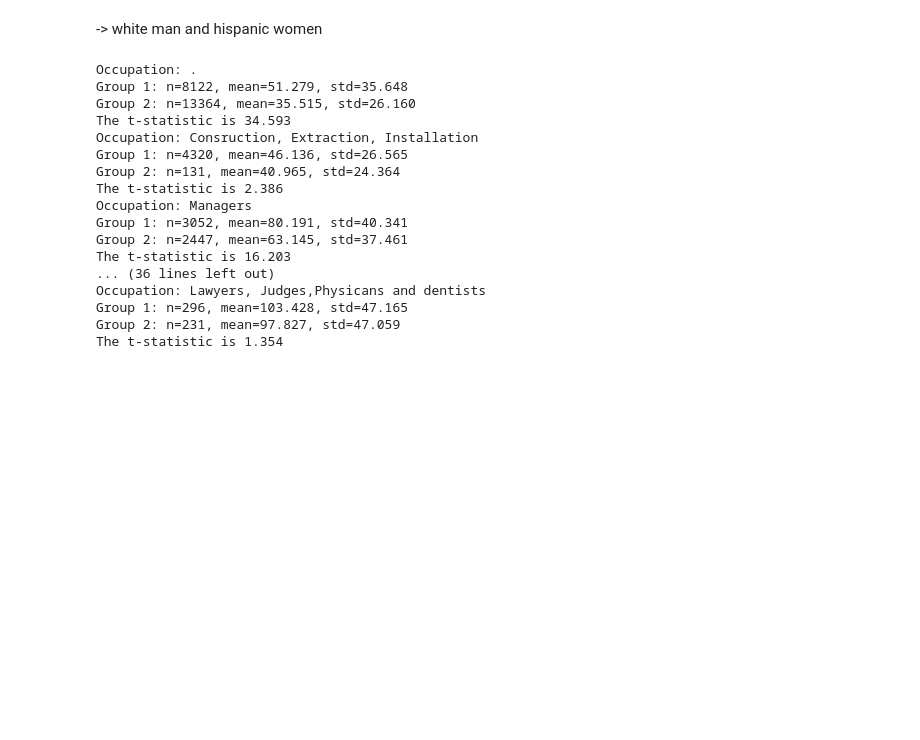
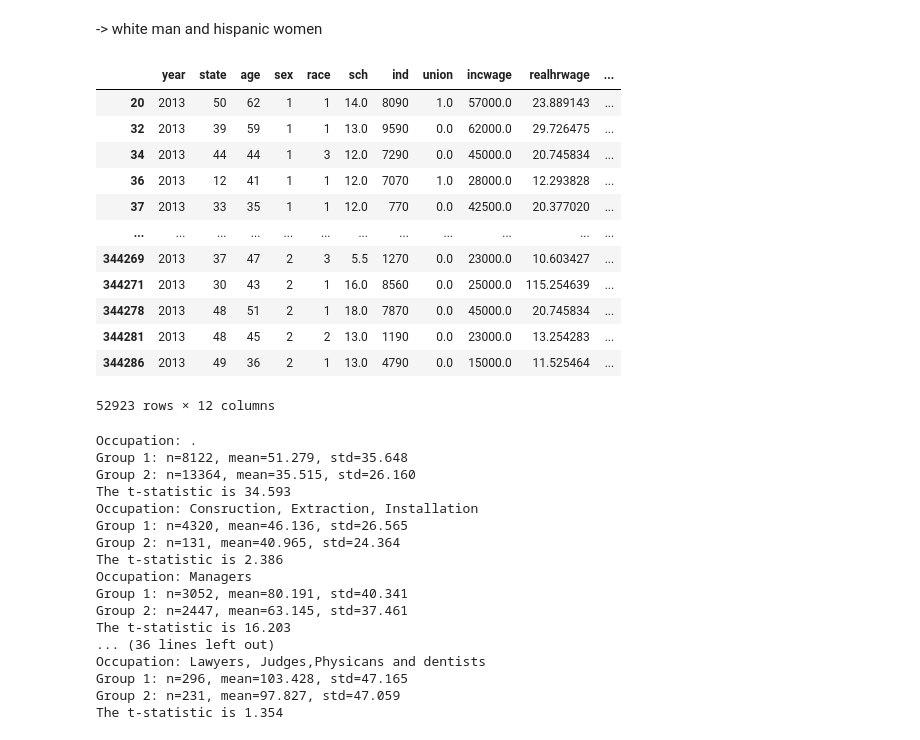
Before and after one commit to mizukihiruma/QM2, a Jupyter notebook: notebooks/W07. Hypothesis Testing.ipynb, the cells around one changed output. Cells and saved outputs as stored; diff of their text form; code cells hidden in the pictures; blank space fills up the shorter version.

```diff
--- a/notebooks/W07. Hypothesis Testing.ipynb
+++ b/notebooks/W07. Hypothesis Testing.ipynb
@@ -330,6 +330,22 @@ Group 2: n=500, mean=44.667, std=33.429
 The t-statistic is 5.989
 # %% [markdown]
 -> white man and hispanic women
+# %%
+df
+# %% [output]
+|  | year | state | age | sex | race | sch | ind | union | incwage | realhrwage | ... |
+| 20 | 2013 | 50 | 62 | 1 | 1 | 14.0 | 8090 | 1.0 | 57000.0 | 23.889143 | ... |
+| 32 | 2013 | 39 | 59 | 1 | 1 | 13.0 | 9590 | 0.0 | 62000.0 | 29.726475 | ... |
+| 34 | 2013 | 44 | 44 | 1 | 3 | 12.0 | 7290 | 0.0 | 45000.0 | 20.745834 | ... |
+| 36 | 2013 | 12 | 41 | 1 | 1 | 12.0 | 7070 | 1.0 | 28000.0 | 12.293828 | ... |
+| 37 | 2013 | 33 | 35 | 1 | 1 | 12.0 | 770 | 0.0 | 42500.0 | 20.377020 | ... |
+| ... | ... | ... | ... | ... | ... | ... | ... | ... | ... | ... | ... |
+| 344269 | 2013 | 37 | 47 | 2 | 3 | 5.5 | 1270 | 0.0 | 23000.0 | 10.603427 | ... |
+| 344271 | 2013 | 30 | 43 | 2 | 1 | 16.0 | 8560 | 0.0 | 25000.0 | 115.254639 | ... |
+| 344278 | 2013 | 48 | 51 | 2 | 1 | 18.0 | 7870 | 0.0 | 45000.0 | 20.745834 | ... |
+| 344281 | 2013 | 48 | 45 | 2 | 2 | 13.0 | 1190 | 0.0 | 23000.0 | 13.254283 | ... |
+| 344286 | 2013 | 49 | 36 | 2 | 1 | 13.0 | 4790 | 0.0 | 15000.0 | 11.525464 | ... |
+52923 rows × 12 columns
 # %%
 occupations = df['occupation'].unique()
 
```
Also changed, not shown: parts of 3 cells of this notebook.
